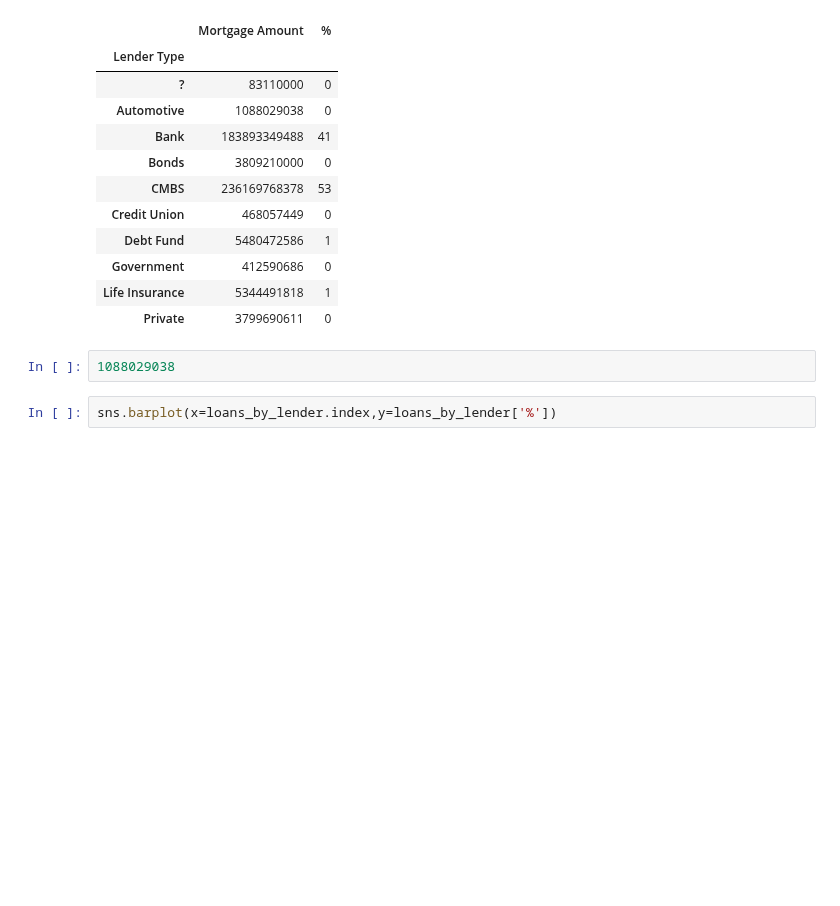
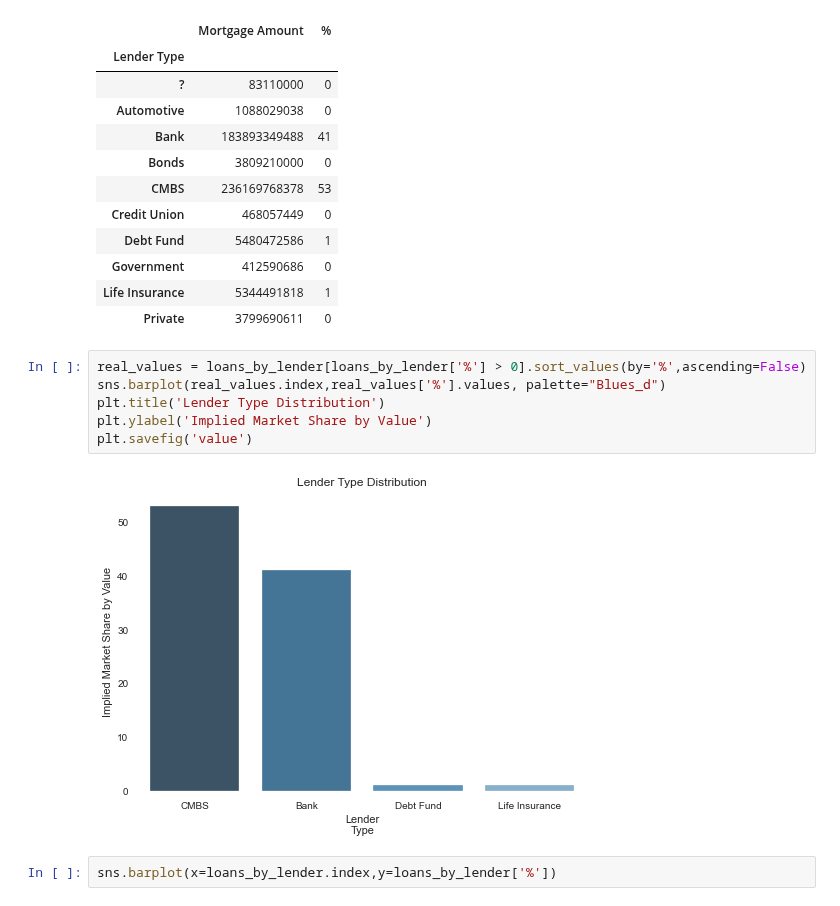
Before and after one commit to tahentx/pv_workbook, a Jupyter notebook: datascience/misc/upwork_commercialloans.ipynb, the cells around one changed output. Drawn from its saved outputs; the diff is of its cells as text; blank space fills up the shorter version.

```diff
--- a/datascience/misc/upwork_commercialloans.ipynb
+++ b/datascience/misc/upwork_commercialloans.ipynb
@@ -50,8 +65,14 @@ loans_by_lender
 | Government | 412590686 | 0 |
 | Life Insurance | 5344491818 | 1 |
 | Private | 3799690611 | 0 |
-# %%
-1088029038
+# %%
+real_values = loans_by_lender[loans_by_lender['%'] > 0].sort_values(by='%',ascending=False)
+sns.barplot(real_values.index,real_values['%'].values, palette="Blues_d")
+plt.title('Lender Type Distribution')
+plt.ylabel('Implied Market Share by Value')
+plt.savefig('value')
+# %% [output]
+[figure, added]
 # %%
 sns.barplot(x=loans_by_lender.index,y=loans_by_lender['%'])
 # %% [output]
```
Also changed, not shown: parts of 34 cells of this notebook.
